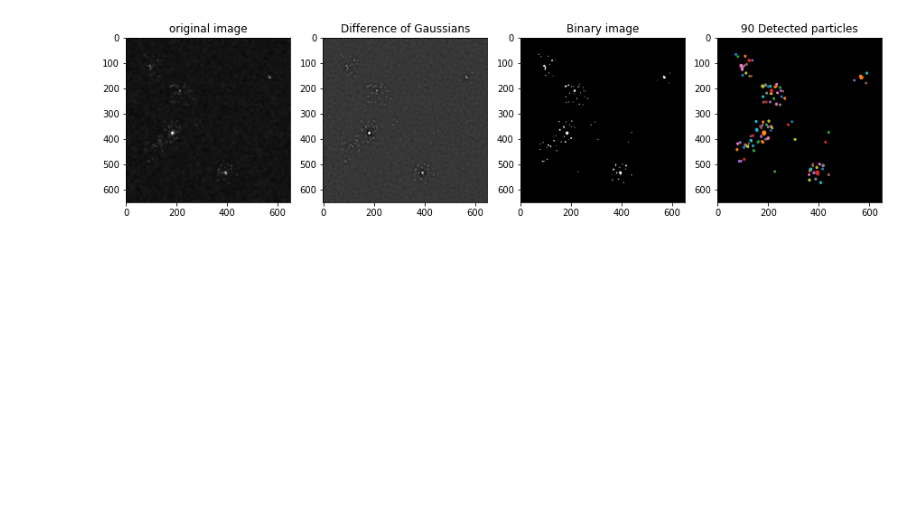
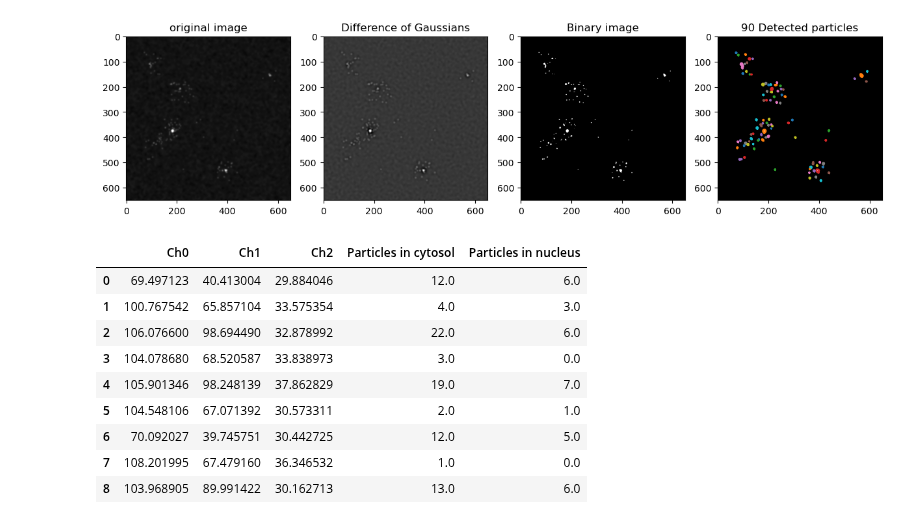
Before and after one commit to Munsky/UQbio2024_Team6, a Jupyter notebook: codeBlocks.ipynb, the cells around one changed output. Cells and saved outputs as stored; diff of their text form; code cells hidden in the pictures; blank space fills up the shorter version.

Commit message:
mRNA particle counting in cyto and nuc

```diff
--- a/codeBlocks.ipynb
+++ b/codeBlocks.ipynb
@@ -88,3 +88,11 @@ plt.show()
 # Initialize Cellpose model for cytoplasm detection
 model_nuc = models.Cellpose(gpu=False, model_type='cyto')
 masks_nuc, _, _, _ = model_cyto.eval(img_to_analyze, diameter=None, channels=[0, 0])
+
+# Associating each nucleus with its corresponding cytosol
+nucleus_indices = np.zeros(np.max(masks_cyto)+1)
+for i in range(1,np.max(masks_nuc)+1):
+    posn_nucl = np.mean(np.where(masks_nuc==i),axis=1).astype(int)
+    nucleus_indices[masks_cyto[posn_nucl[0],posn_nucl[1]]] = i
+
+print(nucleus_indices)
@@ -189,3 +199,51 @@ ax[3].set(title= str(len(spot_contours))+' Detected particles' )
 plt.show()
 # %% [output]
 [figure]
+# %%
+number_detected_cells = np.max(masks_cyto)
+list_cytosol_particles = np.zeros(number_detected_cells)
+list_nuclear_particles = np.zeros(number_detected_cells)
+
+# Let' compute the mean intensity for each cell in the image.
+list_mean_intensities = []
+img_cyto = img[10,:,:,0:3]
+for iMask in range (1,number_detected_cells+1):
+  selected_mask = masks_cyto==iMask
+  mean_intensity = []
+  for iColor in range(3):
+    selected_color_image = selected_mask*img_cyto[:,:,iColor]
+    mean_intensity.append(selected_color_image[np.nonzero(selected_color_image)].mean())
+  list_mean_intensities.append(mean_intensity)
+# %%
+# Convert the list to a pandas dataframe and display
+df = pd.DataFrame(list_mean_intensities, columns=['Ch0', 'Ch1', 'Ch2'])
+
+# Loop through the cytosol masks
+for i in range(len(spot_contours)):
+    # Find the position of the particle
+    posn = np.mean(spot_contours[i], axis=0).astype(int)
+
+    # Check which cyto mask is the particle in
+    cell_num = masks_cyto[posn[0], posn[1]]
+    if cell_num>0:
+        list_cytosol_particles[cell_num-1] += 1
+
+        # Check if the particle is also in the nucleus
+        if masks_nuc[posn[0], posn[1]] == nucleus_indices[cell_num]:
+            list_nuclear_particles[cell_num-1] += 1
+
+# Add the number of particles to the dataframe
+df['Particles in cytosol'] = list_cytosol_particles
+df['Particles in nucleus'] = list_nuclear_particles
+df
+# %% [output]
+|  | Ch0 | Ch1 | Ch2 | Particles in cytosol | Particles in nucleus |
+| 0 | 69.497123 | 40.413004 | 29.884046 | 12.0 | 6.0 |
+| 1 | 100.767542 | 65.857104 | 33.575354 | 4.0 | 3.0 |
+| 2 | 106.076600 | 98.694490 | 32.878992 | 22.0 | 6.0 |
+| 3 | 104.078680 | 68.520587 | 33.838973 | 3.0 | 0.0 |
+| 4 | 105.901346 | 98.248139 | 37.862829 | 19.0 | 7.0 |
+| 5 | 104.548106 | 67.071392 | 30.573311 | 2.0 | 1.0 |
+| 6 | 70.092027 | 39.745751 | 30.442725 | 12.0 | 5.0 |
+| 7 | 108.201995 | 67.479160 | 36.346532 | 1.0 | 0.0 |
+| 8 | 103.968905 | 89.991422 | 30.162713 | 13.0 | 6.0 |
```
Also changed, not shown: parts of 7 cells of this notebook, 1 other file.
